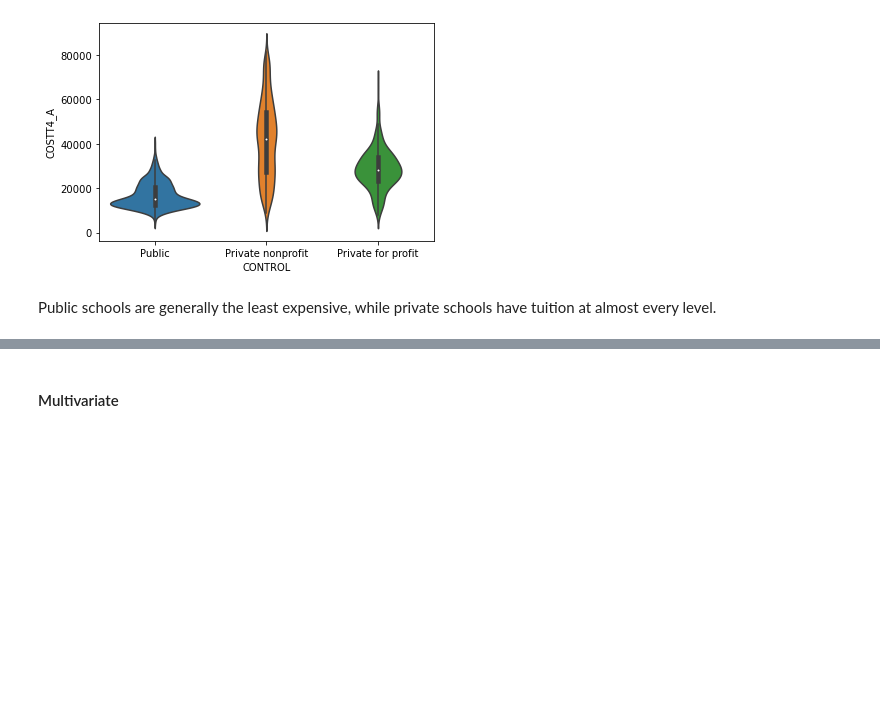
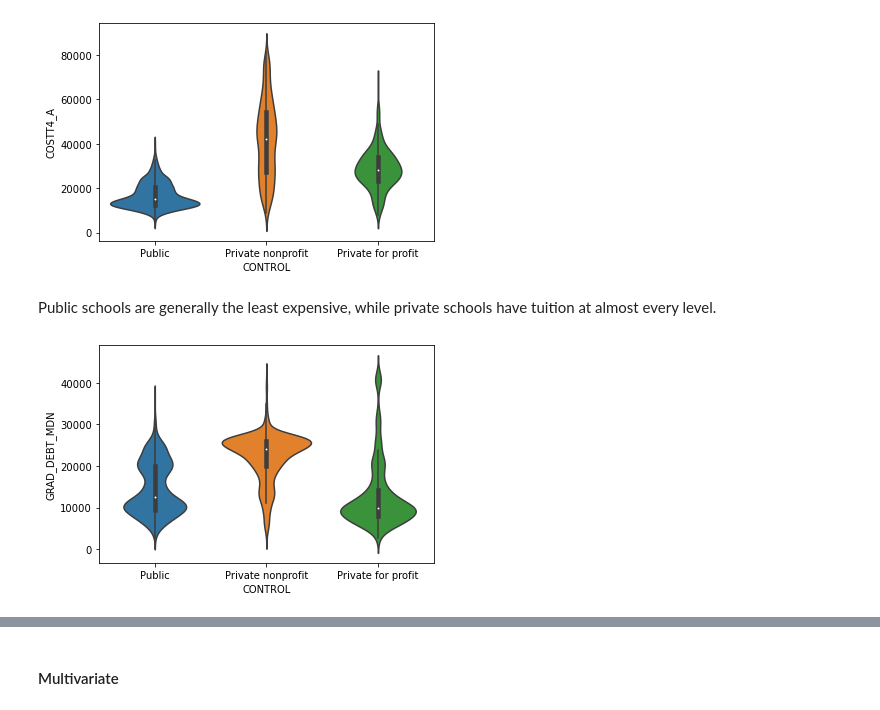
Before and after one commit to demccusker/ds_capstone, a Jupyter notebook: Data Exploration.ipynb, the cells around one changed output, grey strips where cells are left out. Saved outputs shown, nothing was run; the diff lists cells and outputs as text; code cells hidden in the pictures; blank space fills up the shorter version.

```diff
--- a/Data Exploration.ipynb
+++ b/Data Exploration.ipynb
@@ -356,7 +371,7 @@ A slight negative relationship.
 
 I'm going to make a categorical variable for control (ie, public, private nonprofit, or private for profit) to make some comparisons. First, let's look at federal loans and Pell grants.
 # %%
-df_select = df[['SAT_AVG','ADM_RATE','CONTROL',"C150_4",'MD_EARN_WNE_P10','COSTT4_A','PCTPELL','PCTFLOAN']].copy()
+df_select = df[['SAT_AVG','ADM_RATE','CONTROL',"C150_4",'MD_EARN_WNE_P10','COSTT4_A','PCTPELL','PCTFLOAN','GRAD_DEBT_MDN','WDRAW_DEBT_MDN']].copy()
 df_select.head()
 mapping = {1: 'Public', 2: 'Private nonprofit', 3: 'Private for profit'}
 df_select['CONTROL'] = df_select['CONTROL'].map(mapping)
@@ -403,3 +420,11 @@ sns.violinplot(data=df_select, x='CONTROL', y='COSTT4_A');
 [figure]
 # %% [markdown]
 Public schools are generally the least expensive, while private schools have tuition at almost every level.
+# %%
+ps_dropped_select = df_select[~((df_select['GRAD_DEBT_MDN'] == 'PrivacySuppressed') | (df_select['WDRAW_DEBT_MDN'] == 'PrivacySuppressed'))].copy()
+ps_dropped_select['GRAD_DEBT_MDN'] = pd.to_numeric(ps_dropped_select['GRAD_DEBT_MDN'], errors='coerce')
+ps_dropped_select['WDRAW_DEBT_MDN'] = pd.to_numeric(ps_dropped_select['WDRAW_DEBT_MDN'], errors='coerce')
+# %%
+sns.violinplot(data=ps_dropped_select, x='CONTROL', y='GRAD_DEBT_MDN');
+# %% [output]
+[figure, added]
```
Also changed, not shown: parts of 34 cells of this notebook, 1 other file.
